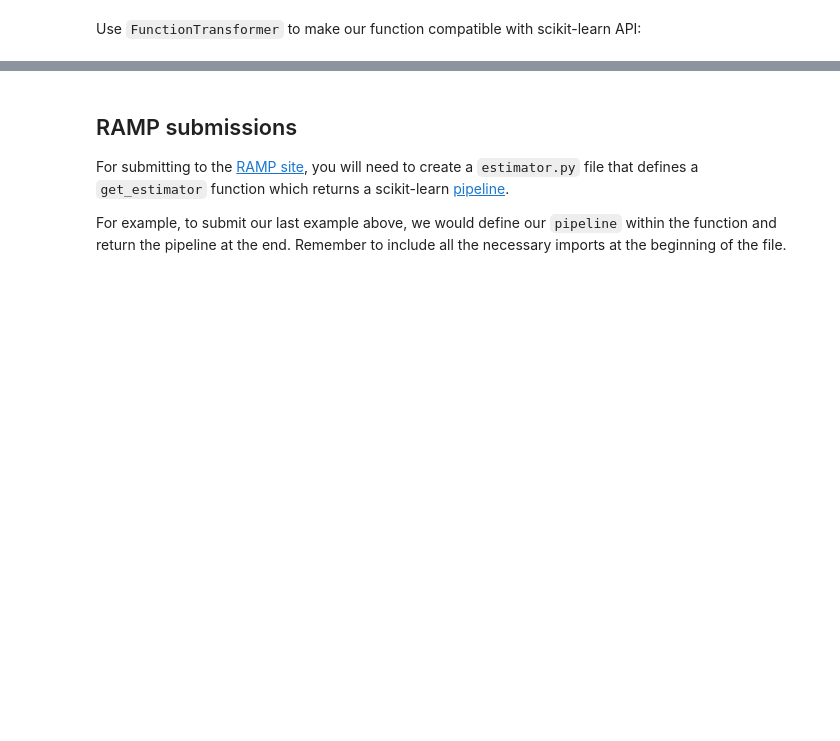
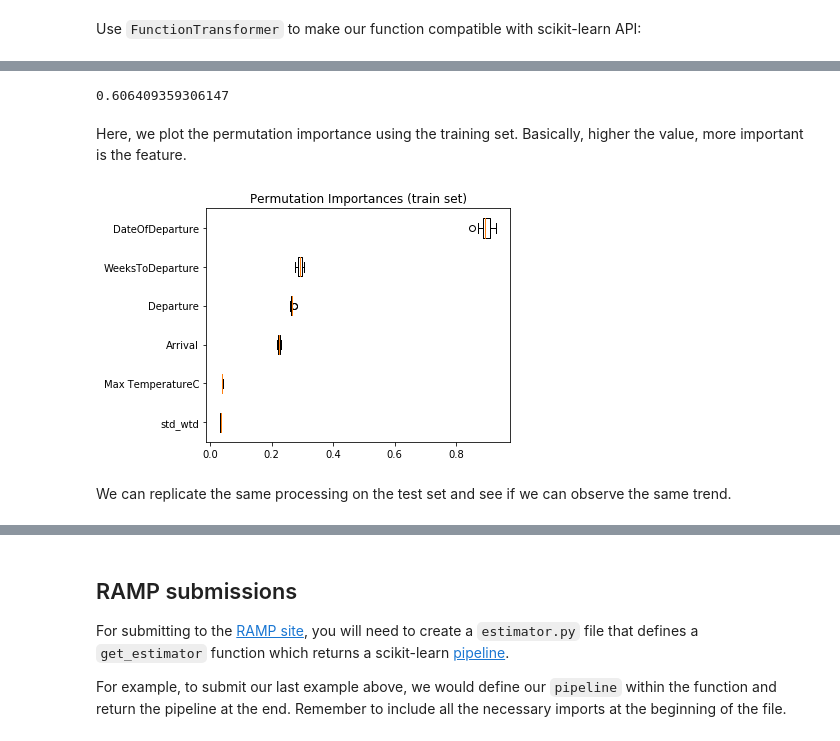
Before and after one commit to ramp-kits/air_passengers, a Jupyter notebook: air_passengers_starting_kit.ipynb, the cells around one changed output, grey strips where cells are left out. Cells and saved outputs as stored; diff of their text form; code cells hidden in the pictures; blank space fills up the shorter version.

```diff
--- a/air_passengers_starting_kit.ipynb
+++ b/air_passengers_starting_kit.ipynb
@@ -223,8 +409,9 @@ n_estimators = 10
 max_depth = 10
 max_features = 10
 
-pipeline = make_pipeline(
-    merge_transformer, date_transformer, preprocessor,
-    RandomForestRegressor(n_estimators=n_estimators, max_depth=max_depth, max_features=max_features)
+regressor = RandomForestRegressor(
+    n_estimators=n_estimators, max_depth=max_depth, max_features=max_features
 )
+
+pipeline = make_pipeline(data_merger, preprocessor, regressor)
 # %%
@@ -242,2 +433,0 @@ Below we will plot feature importance, ordered from most important to least impo
-# %%
-reg = pipeline.fit(X_df, y_array)
@@ -254,0 +434,36 @@ plt.xticks(x - 0.2, feature_names, rotation=45, fontsize=15);
+# %%
+from sklearn.model_selection import train_test_split
+
+X_train, X_test, y_train, y_test = train_test_split(
+    X, y, random_state=42
+)
+
+merger = pipeline[0]
+X_train_augmented = merger.fit_transform(X_train)
+X_test_augmented = merger.transform(X_test)
+
+predictor = pipeline[1:]
+predictor.fit(X_train_augmented, y_train).score(X_test_augmented, y_test)
+# %% [output]
+0.606409359306147
+# %%
+from sklearn.inspection import permutation_importance
+
+feature_importances = permutation_importance(
+    predictor, X_train_augmented, y_train, n_repeats=10
+)
+# %% [markdown]
+Here, we plot the permutation importance using the training set. Basically, higher the value, more important is the feature.
+# %%
+sorted_idx = feature_importances.importances_mean.argsort()
+
+fig, ax = plt.subplots()
+ax.boxplot(feature_importances.importances[sorted_idx].T,
+           vert=False, labels=X_train_augmented.columns[sorted_idx])
+ax.set_title("Permutation Importances (train set)")
+fig.tight_layout()
+plt.show()
+# %% [output]
+[figure, added]
+# %% [markdown]
+We can replicate the same processing on the test set and see if we can observe the same trend.
```
Also changed, not shown: parts of 81 cells of this notebook, 2 other files.
